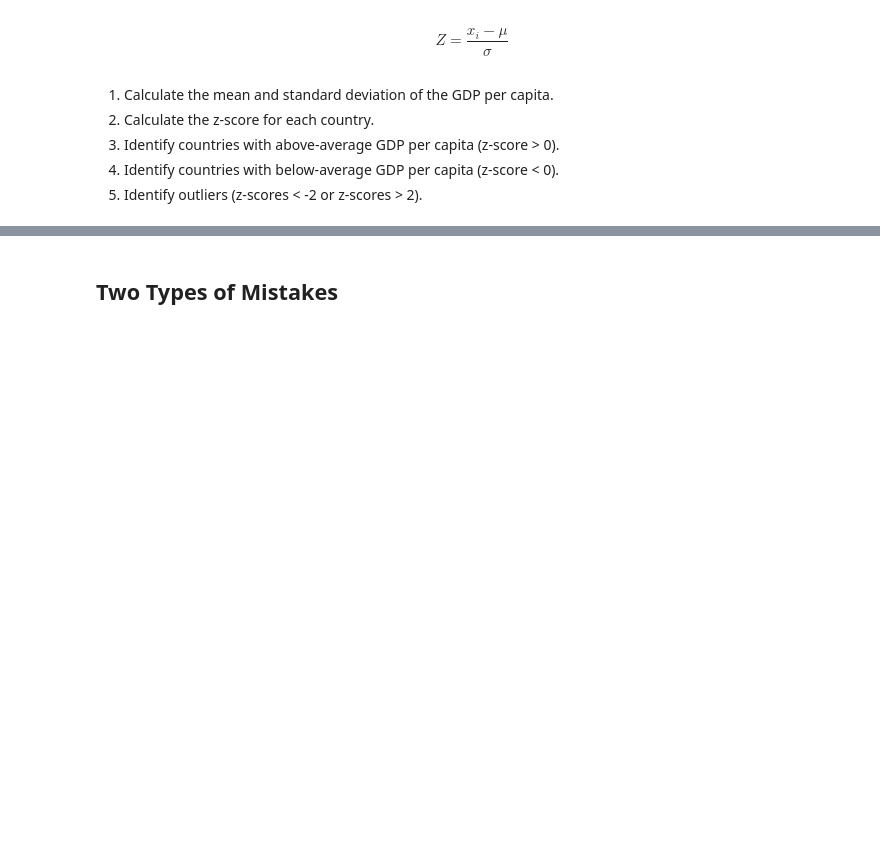
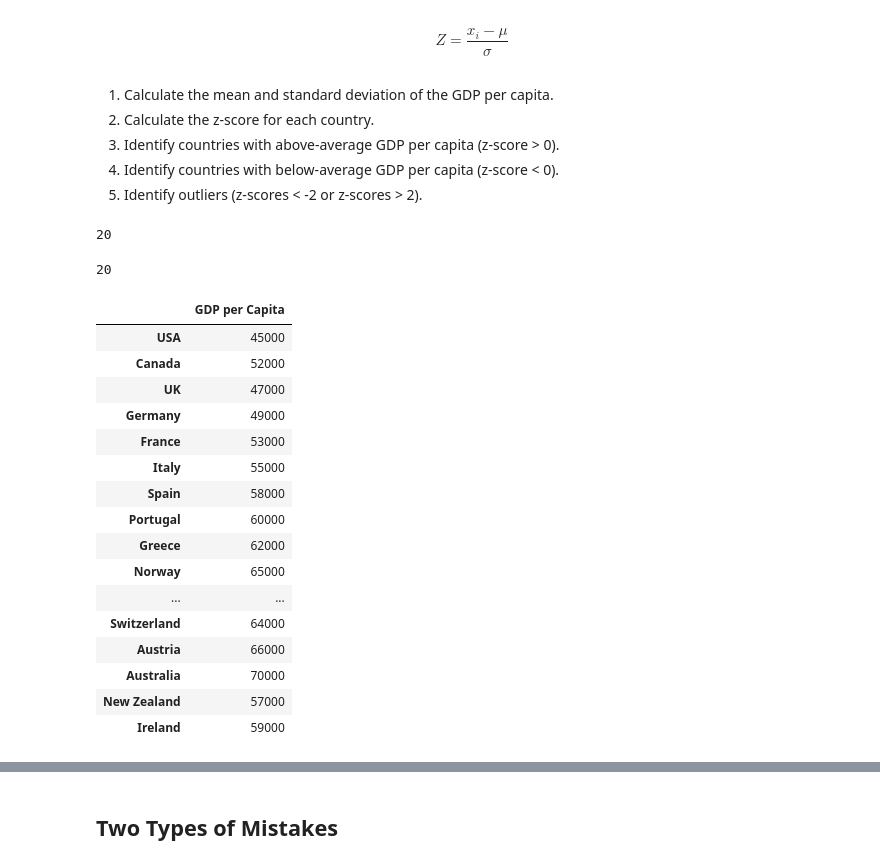
Before and after one commit to jordanriver/new_DS, a Jupyter notebook: Math/statistics/Inferential statistics.ipynb, the cells around one changed output, grey strips where cells are left out. Drawn from its saved outputs; the diff is of its cells as text; code cells hidden in the pictures; blank space fills up the shorter version.

```diff
--- a/Math/statistics/Inferential statistics.ipynb
+++ b/Math/statistics/Inferential statistics.ipynb
@@ -342,3 +334,38 @@ $$
 # %%
 gdp_per_capita = [45000, 52000, 47000, 49000, 53000, 55000, 58000, 60000, 62000,
                   65000, 67000, 54000, 50000, 56000, 61000, 64000, 66000, 70000, 57000, 59000]
+
+
+len(gdp_per_capita)
+# %% [output]
+20
+# %%
+# Create list of 20 country names
+countries = ['USA', 'Canada', 'UK', 'Germany', 'France', 'Italy', 'Spain', 'Portugal', 'Greece',
+             'Norway', 'Sweden', 'Finland', 'Denmark', 'Netherlands', 'Belgium', 'Switzerland', 'Austria',
+             'Australia', 'New Zealand', 'Ireland']
+
+len(countries)
+# %% [output]
+20
+# %%
+df = pd.DataFrame(data=gdp_per_capita, index=countries, columns=['GDP per Capita'])
+df
+# %% [output]
+|  | GDP per Capita |
+| USA | 45000 |
+| Canada | 52000 |
+| UK | 47000 |
+| Germany | 49000 |
+| France | 53000 |
+| Italy | 55000 |
+| Spain | 58000 |
+| Portugal | 60000 |
+| Greece | 62000 |
+| Norway | 65000 |
+| ... | ... |
+| Switzerland | 64000 |
+| Austria | 66000 |
+| Australia | 70000 |
+| New Zealand | 57000 |
+| Ireland | 59000 |
```
Also changed, not shown: parts of 18 cells of this notebook.
